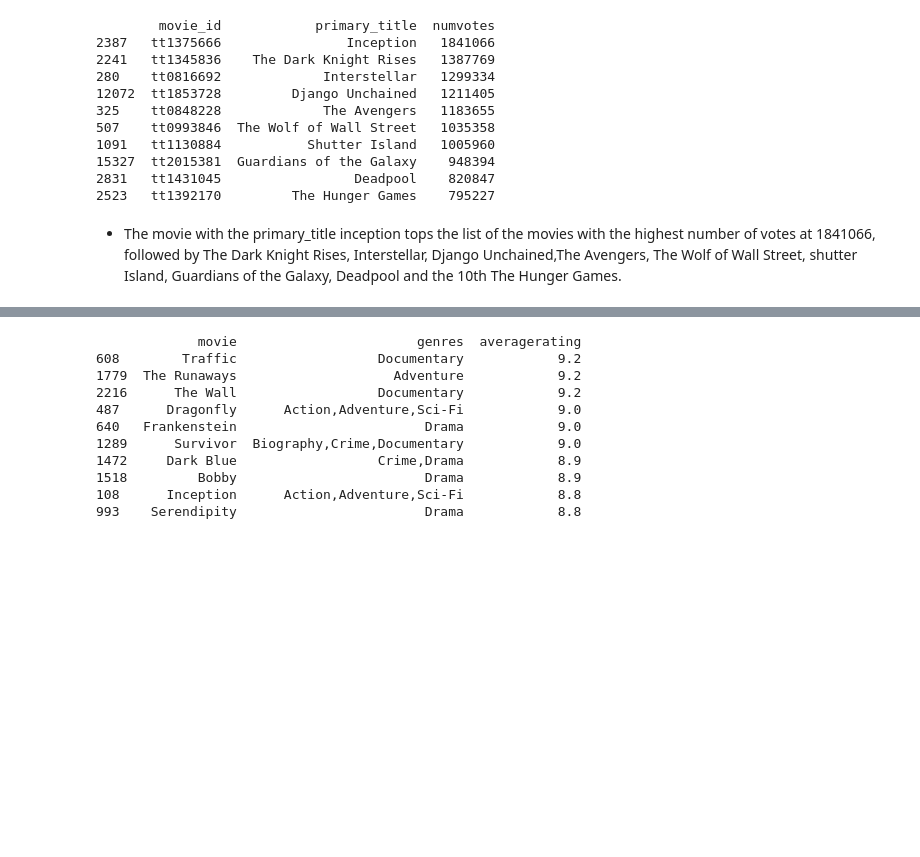
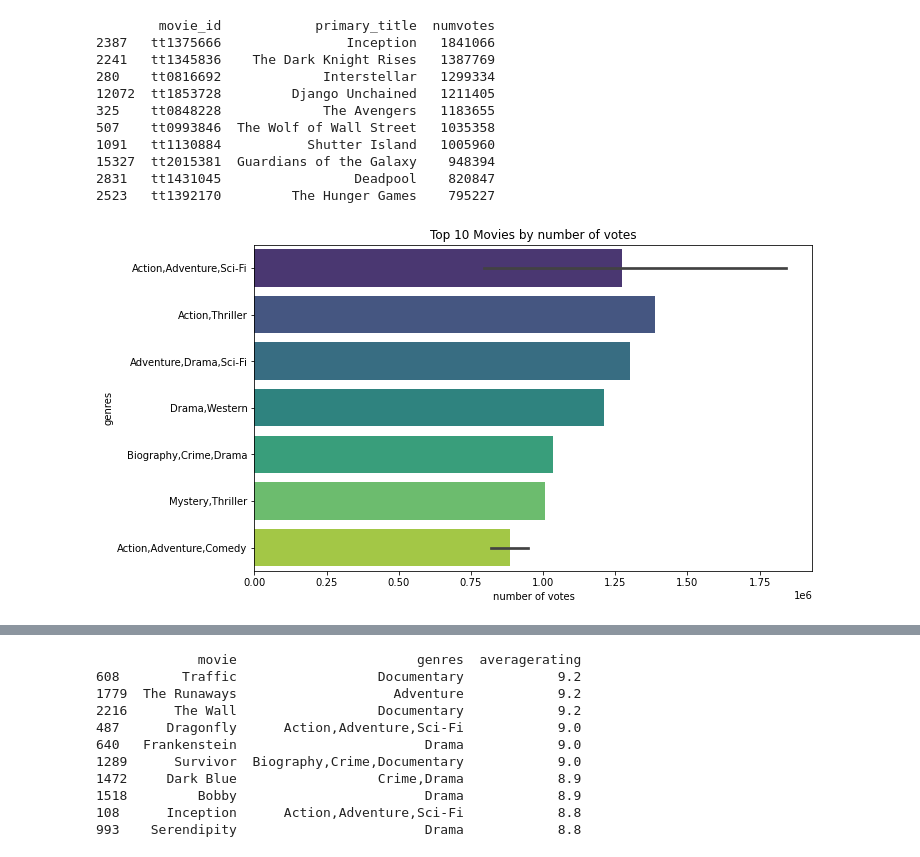
Before and after one commit to CWoto/group8-project, a Jupyter notebook: Shadrack_Mitchelle notebook 2.ipynb, the cells around one changed output, grey strips where cells are left out. Cells and saved outputs as stored; diff of their text form; code cells hidden in the pictures; blank space fills up the shorter version.

```diff
--- a/Shadrack_Mitchelle notebook 2.ipynb
+++ b/Shadrack_Mitchelle notebook 2.ipynb
@@ -105,0 +145,4 @@ print(tables)
+# %%
+# droping the column runtime_minutes
+
+df2d = df2.drop(columns = ['runtime_minutes'])
@@ -105,0 +160,3 @@ print(tables)
+# %%
+df2d.dropna(inplace= True)
+df2d.isnull().sum()
@@ -106,6 +172,6 @@ print(tables)
 # %%
 # top 10 movies that has the highest number of votes
-top_10_movies_by_votes = df2.nlargest(10, 'numvotes')
+top_10_movies_by_votes = df2d.nlargest(10, 'numvotes')
 
 # Display the top 10 movies
 print(top_10_movies_by_votes[['movie_id', 'primary_title', 'numvotes']])
@@ -121,5 +187,17 @@ print(top_10_movies_by_votes[['movie_id', 'primary_title', 'numvotes']])
 15327  tt2015381  Guardians of the Galaxy    948394
 2831   tt1431045                 Deadpool    820847
 2523   tt1392170         The Hunger Games    795227
-# %% [markdown]
-- The movie with the primary_title inception tops the list of the movies with the highest number of votes at  1841066, followed by The Dark Knight Rises, Interstellar,  Django Unchained,The Avengers, The Wolf of Wall Street, shutter Island, Guardians of the Galaxy,  Deadpool and the 10th  The Hunger Games.
+# %%
+# Plot the top 10 movies by votes using Seaborn
+plt.figure(figsize=(10, 6))
+sns.barplot(data=top_10_movies_by_votes, x='numvotes', y='genres', palette='viridis')
+
+# Adding title and labels
+plt.title('Top 10 Movies by number of votes')
+plt.xlabel('number of votes')
+plt.ylabel('genres')
+
+# Show the plot
+plt.show()
+# %% [output]
+[figure, added]
```
Also changed, not shown: parts of 11 cells of this notebook.
